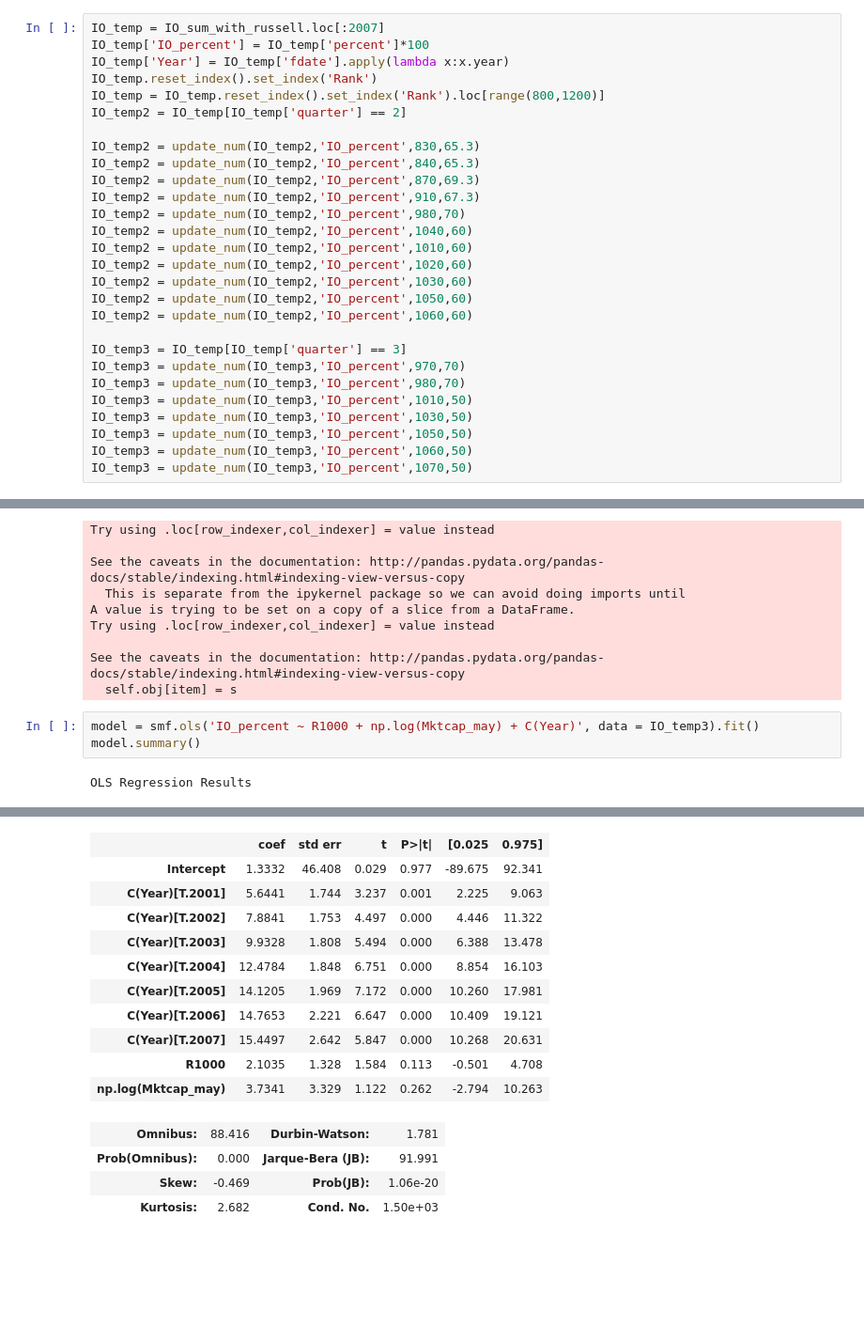
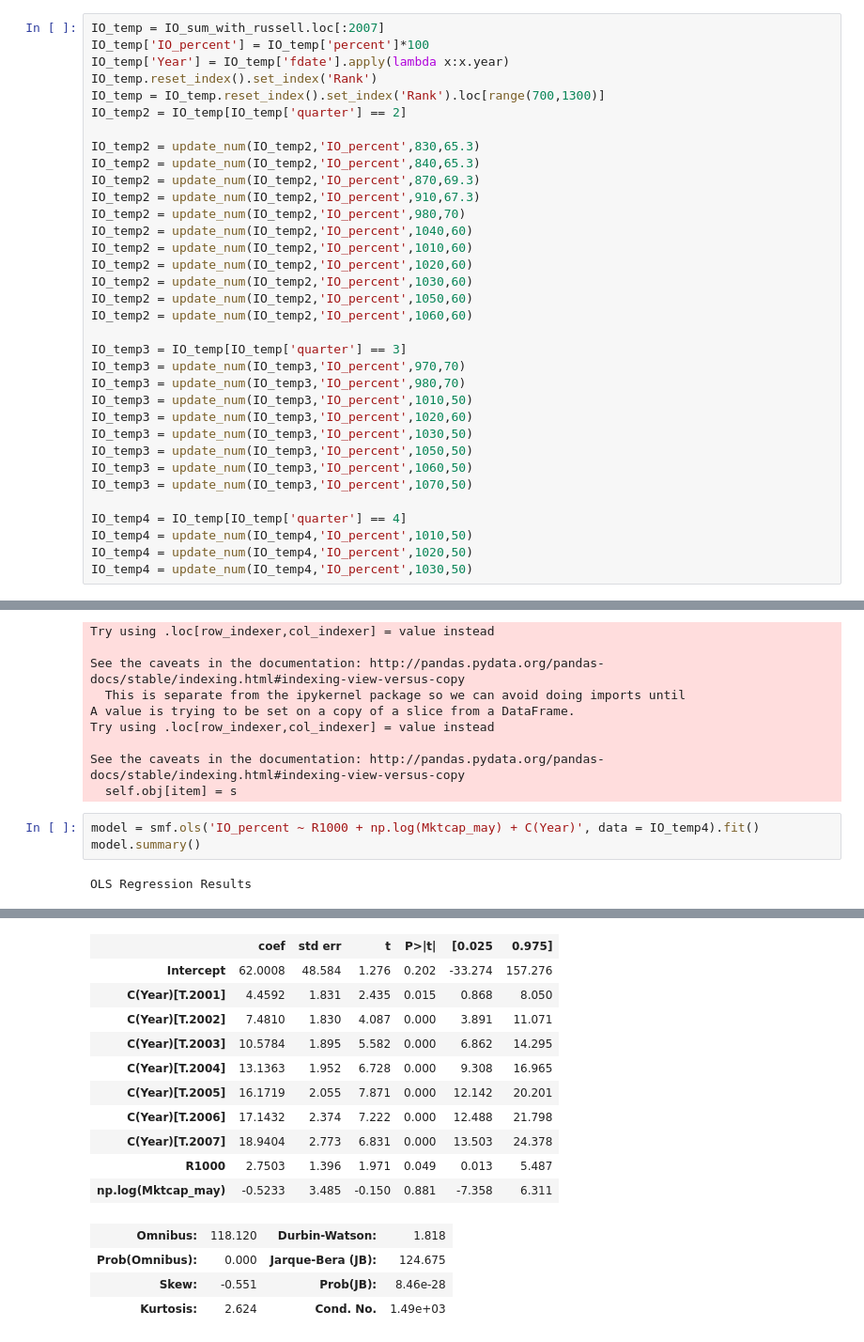
Before and after one commit to BarryKeee/ECON-4911-Research-Paper, a Jupyter notebook: clean data.ipynb, the cells around one changed output, grey strips where cells are left out. Shown at 94% size. Saved outputs shown, nothing was run; the diff lists cells and outputs as text; blank space fills up the shorter version.

```diff
--- a/clean data.ipynb
+++ b/clean data.ipynb
@@ -884,7 +902,7 @@ IO_temp = IO_sum_with_russell.loc[:2007]
 IO_temp['IO_percent'] = IO_temp['percent']*100
 IO_temp['Year'] = IO_temp['fdate'].apply(lambda x:x.year)
 IO_temp.reset_index().set_index('Rank')
-IO_temp = IO_temp.reset_index().set_index('Rank').loc[range(800,1200)]
+IO_temp = IO_temp.reset_index().set_index('Rank').loc[range(700,1300)]
 IO_temp2 = IO_temp[IO_temp['quarter'] == 2]
 
 IO_temp2 = update_num(IO_temp2,'IO_percent',830,65.3)
@@ -903,10 +921,16 @@ IO_temp3 = IO_temp[IO_temp['quarter'] == 3]
 IO_temp3 = update_num(IO_temp3,'IO_percent',970,70)
 IO_temp3 = update_num(IO_temp3,'IO_percent',980,70)
 IO_temp3 = update_num(IO_temp3,'IO_percent',1010,50)
+IO_temp3 = update_num(IO_temp3,'IO_percent',1020,60)
 IO_temp3 = update_num(IO_temp3,'IO_percent',1030,50)
 IO_temp3 = update_num(IO_temp3,'IO_percent',1050,50)
 IO_temp3 = update_num(IO_temp3,'IO_percent',1060,50)
 IO_temp3 = update_num(IO_temp3,'IO_percent',1070,50)
+
+IO_temp4 = IO_temp[IO_temp['quarter'] == 4]
+IO_temp4 = update_num(IO_temp4,'IO_percent',1010,50)
+IO_temp4 = update_num(IO_temp4,'IO_percent',1020,50)
+IO_temp4 = update_num(IO_temp4,'IO_percent',1030,50)
 # %% [output]
 A value is trying to be set on a copy of a slice from a DataFrame.
 Try using .loc[row_indexer,col_indexer] = value instead
@@ -924,7 +948,7 @@ Try using .loc[row_indexer,col_indexer] = value instead
 See the caveats in the documentation: http://pandas.pydata.org/pandas-docs/stable/indexing.html#indexing-view-versus-copy
   self.obj[item] = s
 # %%
-model = smf.ols('IO_percent ~ R1000 + np.log(Mktcap_may) + C(Year)', data = IO_temp3).fit()
+model = smf.ols('IO_percent ~ R1000 + np.log(Mktcap_may) + C(Year)', data = IO_temp4).fit()
 model.summary()
 # %% [output]
 OLS Regression Results
@@ -938,17 +962,17 @@ OLS Regression Results
 | Df Model: | 9 |  |  |
 | Covariance Type: | nonrobust |  |  |
 |  | coef | std err | t | P>|t| | [0.025 | 0.975] |
-| Intercept | 1.3332 | 46.408 | 0.029 | 0.977 | -89.675 | 92.341 |
-| C(Year)[T.2001] | 5.6441 | 1.744 | 3.237 | 0.001 | 2.225 | 9.063 |
-| C(Year)[T.2002] | 7.8841 | 1.753 | 4.497 | 0.000 | 4.446 | 11.322 |
-| C(Year)[T.2003] | 9.9328 | 1.808 | 5.494 | 0.000 | 6.388 | 13.478 |
-| C(Year)[T.2004] | 12.4784 | 1.848 | 6.751 | 0.000 | 8.854 | 16.103 |
-| C(Year)[T.2005] | 14.1205 | 1.969 | 7.172 | 0.000 | 10.260 | 17.981 |
-| C(Year)[T.2006] | 14.7653 | 2.221 | 6.647 | 0.000 | 10.409 | 19.121 |
-| C(Year)[T.2007] | 15.4497 | 2.642 | 5.847 | 0.000 | 10.268 | 20.631 |
-| R1000 | 2.1035 | 1.328 | 1.584 | 0.113 | -0.501 | 4.708 |
-| np.log(Mktcap_may) | 3.7341 | 3.329 | 1.122 | 0.262 | -2.794 | 10.263 |
+| Intercept | 62.0008 | 48.584 | 1.276 | 0.202 | -33.274 | 157.276 |
+| C(Year)[T.2001] | 4.4592 | 1.831 | 2.435 | 0.015 | 0.868 | 8.050 |
+| C(Year)[T.2002] | 7.4810 | 1.830 | 4.087 | 0.000 | 3.891 | 11.071 |
+| C(Year)[T.2003] | 10.5784 | 1.895 | 5.582 | 0.000 | 6.862 | 14.295 |
+| C(Year)[T.2004] | 13.1363 | 1.952 | 6.728 | 0.000 | 9.308 | 16.965 |
+| C(Year)[T.2005] | 16.1719 | 2.055 | 7.871 | 0.000 | 12.142 | 20.201 |
+| C(Year)[T.2006] | 17.1432 | 2.374 | 7.222 | 0.000 | 12.488 | 21.798 |
+| C(Year)[T.2007] | 18.9404 | 2.773 | 6.831 | 0.000 | 13.503 | 24.378 |
+| R1000 | 2.7503 | 1.396 | 1.971 | 0.049 | 0.013 | 5.487 |
+| np.log(Mktcap_may) | -0.5233 | 3.485 | -0.150 | 0.881 | -7.358 | 6.311 |
-| Omnibus: | 88.416 | Durbin-Watson: | 1.781 |
-| Prob(Omnibus): | 0.000 | Jarque-Bera (JB): | 91.991 |
-| Skew: | -0.469 | Prob(JB): | 1.06e-20 |
-| Kurtosis: | 2.682 | Cond. No. | 1.50e+03 |
+| Omnibus: | 118.120 | Durbin-Watson: | 1.818 |
+| Prob(Omnibus): | 0.000 | Jarque-Bera (JB): | 124.675 |
+| Skew: | -0.551 | Prob(JB): | 8.46e-28 |
+| Kurtosis: | 2.624 | Cond. No. | 1.49e+03 |
```
Also changed, not shown: parts of 14 cells of this notebook.
